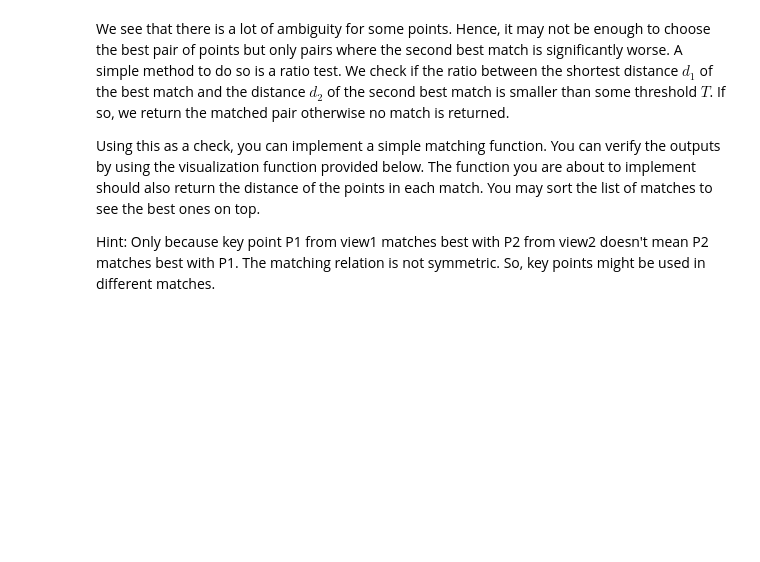
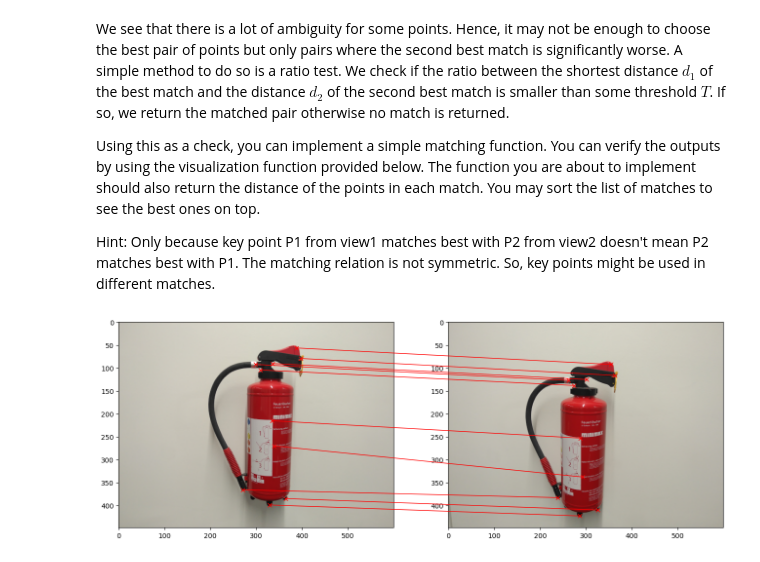
Before and after one commit to MrKty/3dcv-students, a Jupyter notebook: 4.0-tl-feature-matching.ipynb, the cells around one changed output. Cells and saved outputs as stored; diff of their text form; code cells hidden in the pictures; blank space fills up the shorter version.

```diff
--- a/4.0-tl-feature-matching.ipynb
+++ b/4.0-tl-feature-matching.ipynb
@@ -492,7 +499,18 @@ def get_matches(distances: npt.ArrayLike, threshold: float) -> np.ndarray:
     :param threshold: distance < threshold -> match candidate
     :return array with matches, array with distances of the matches
     """
-    # TODO: implement it
+    matches = []
+    match_distances = []
+
+    for i in range(distances.shape[0]):  # Iterate over keypoints in view 1
+        sorted_indices = np.argsort(distances[i])  # Sort indices by distance
+        d1, d2 = distances[i, sorted_indices[0]], distances[i, sorted_indices[1]]  # Best and second-best distances
+
+        if d1 / d2 < threshold:  # Apply ratio test
+            matches.append((i, sorted_indices[0]))  # Match index in view 1 to best match in view 2
+            match_distances.append(d1)
+
+    return np.array(matches), np.array(match_distances)
 
 def remove_duplicate_matches(matches: npt.ArrayLike, match_distances: npt.ArrayLike) -> np.ndarray:
     """Remove duplicate matches.
@@ -501,7 +519,16 @@ def remove_duplicate_matches(matches: npt.ArrayLike, match_distances: npt.ArrayL
     :param match_distances: distances between matched keypoints
     :return array with distinct matches, array with corresponding distances of the distinct matches
     """
-    # TODO: implement it
+    unique_matches = {}
+    for (i, j), dist in zip(matches, match_distances):
+        # Keep the match with the smallest distance
+        if j not in unique_matches or unique_matches[j][1] > dist:
+            unique_matches[j] = (i, dist)
+
+    # Convert back to array format
+    final_matches = [(i, j) for j, (i, dist) in unique_matches.items()]
+    final_distances = [dist for _, dist in unique_matches.values()]
+    return np.array(final_matches), np.array(final_distances)
 
 def match_keypoints(features_view1, features_view2, threshold=0.7):
     """
@@ -515,25 +542,28 @@ def match_keypoints(features_view1, features_view2, threshold=0.7):
              the points of a match.
     """
     # 1. compute distances
-    # TODO: implement it
+    distances = get_distances(features_view1, features_view2)
 
     # 2. retrieve best matches for key points from view 1 and 2 and perform ratio checks
-    # TODO: implement the function get_matches above and call it
+    matches, match_distances = get_matches(distances, threshold)
 
     # 3. remove duplicates
-    # TODO: implement the function remove_duplicate_matches above and call it
+    distinct_matches, distinct_distances = remove_duplicate_matches(matches, match_distances)
 
     # 4. return all matches between both views and their distances
-    # TODO: implement it
+    return distinct_matches, distinct_distances
 # %%
 matches, match_distances = match_keypoints(features["view1"], features["view2"])
 
 # sort matches by distance
-sorted_matches = # TODO: implement it
+sorted_indices = np.argsort(match_distances)
+sorted_matches = matches[sorted_indices]
 
 # choose k best matches
-k = # TODO: implement it
-top_k_matches = # TODO: implement it
+k = 10  # You can adjust this value
+top_k_matches = sorted_matches[:k]
 
 # visualize
 plot_matches(view1, view2, keypoints["view1"][0], keypoints["view2"][0], top_k_matches)
+# %% [output]
+[figure, added]
```
Also changed, not shown: parts of 1 cell of this notebook.
